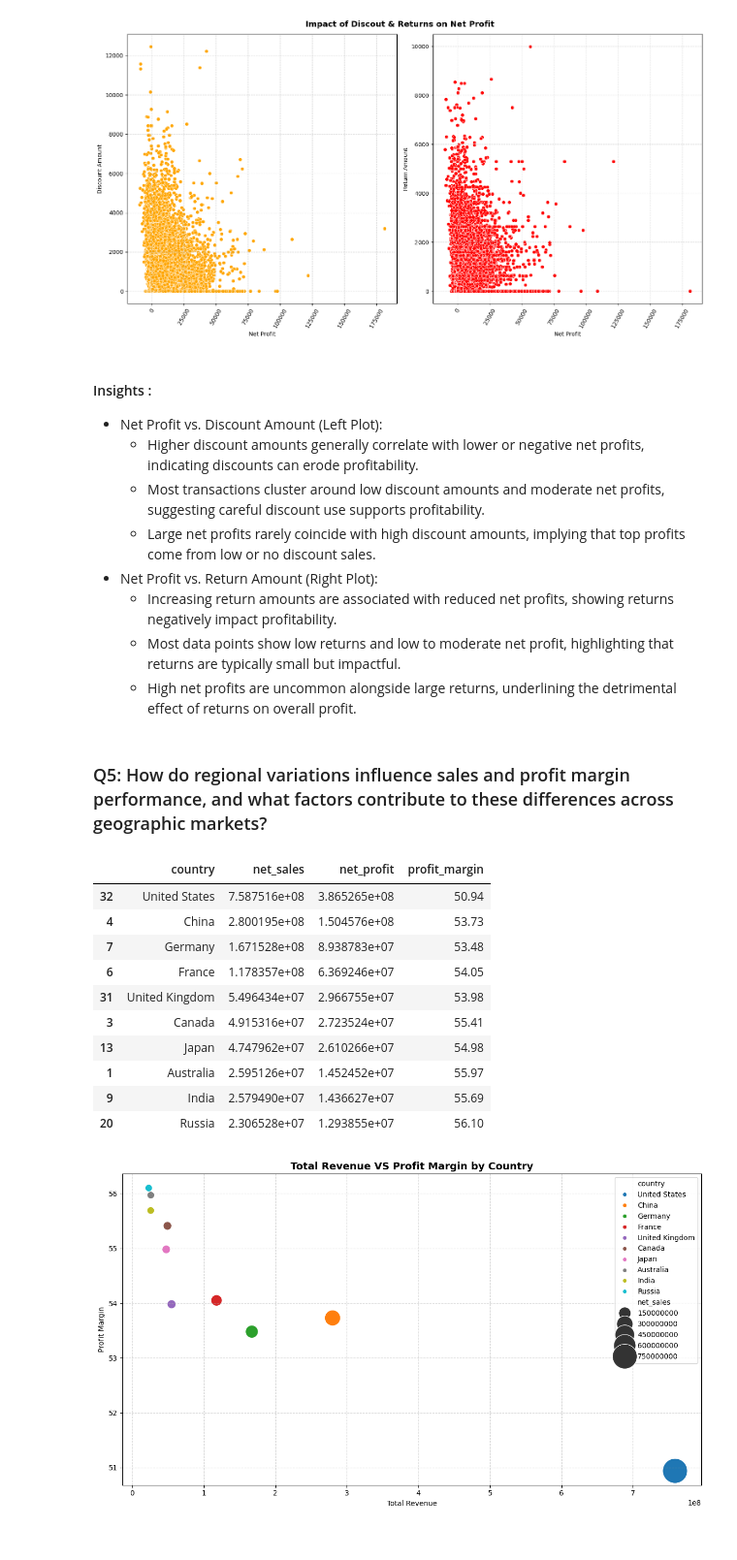
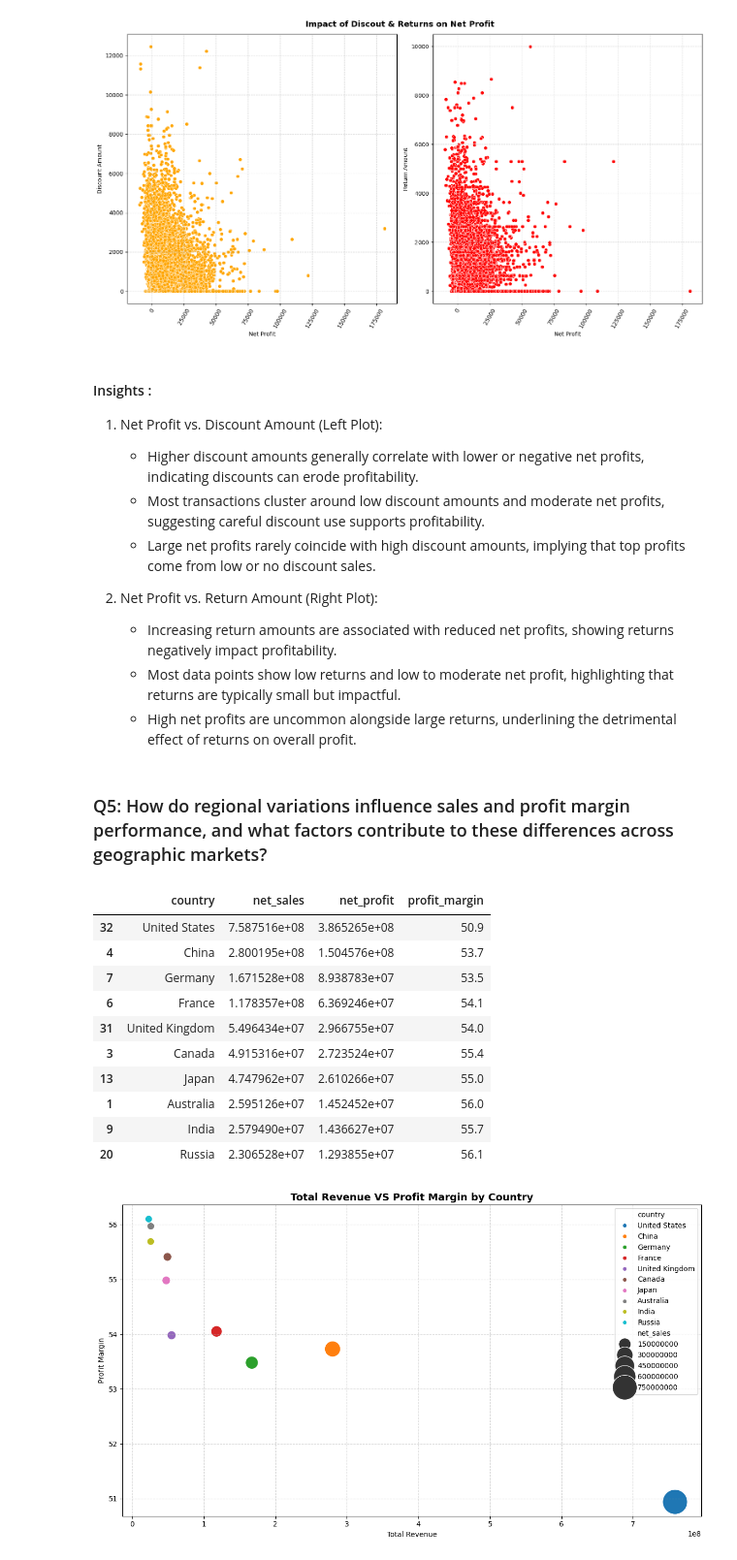
Before and after one commit to hemant4dsci/retail_e-commerce_sales_analytics, a Jupyter notebook: notebooks/02_exploratory_data_analysis.ipynb, the cells around one changed output. Shown at 97% size. Drawn from its saved outputs; the diff is of its cells as text; code cells hidden in the pictures.

```diff
--- a/notebooks/02_exploratory_data_analysis.ipynb
+++ b/notebooks/02_exploratory_data_analysis.ipynb
@@ -512,11 +525,13 @@ plt.show()
 [figure]
 # %% [markdown]
 #### Insights :
-+ Net Profit vs. Discount Amount (Left Plot):
+
+1. Net Profit vs. Discount Amount (Left Plot):
     - Higher discount amounts generally correlate with lower or negative net profits, indicating discounts can erode profitability.
     - Most transactions cluster around low discount amounts and moderate net profits, suggesting careful discount use supports profitability.
     - Large net profits rarely coincide with high discount amounts, implying that top profits come from low or no discount sales.
-+ Net Profit vs. Return Amount (Right Plot):
+
+2. Net Profit vs. Return Amount (Right Plot):
     - Increasing return amounts are associated with reduced net profits, showing returns negatively impact profitability.
     - Most data points show low returns and low to moderate net profit, highlighting that returns are typically small but impactful.
     - High net profits are uncommon alongside large returns, underlining the detrimental effect of returns on overall profit.
@@ -525,30 +540,30 @@ plt.show()
 # %%
 group_country = (
     df.groupby(by="country", as_index=False)
     .aggregate(
         net_sales=pd.NamedAgg(column="net_sales", aggfunc="sum"),
         net_profit=pd.NamedAgg(column="net_profit", aggfunc="sum"),
     )
     .sort_values(by="net_sales", ascending=False)
 ).head(10)
 
 group_country["profit_margin"] = (
     (group_country["net_profit"] / group_country["net_sales"]) * 100
-).round(2)
+).round(1)
 
 group_country
 # %% [output]
 |  | country | net_sales | net_profit | profit_margin |
-| 32 | United States | 7.587516e+08 | 3.865265e+08 | 50.94 |
-| 4 | China | 2.800195e+08 | 1.504576e+08 | 53.73 |
-| 7 | Germany | 1.671528e+08 | 8.938783e+07 | 53.48 |
-| 6 | France | 1.178357e+08 | 6.369246e+07 | 54.05 |
-| 31 | United Kingdom | 5.496434e+07 | 2.966755e+07 | 53.98 |
-| 3 | Canada | 4.915316e+07 | 2.723524e+07 | 55.41 |
-| 13 | Japan | 4.747962e+07 | 2.610266e+07 | 54.98 |
-| 1 | Australia | 2.595126e+07 | 1.452452e+07 | 55.97 |
-| 9 | India | 2.579490e+07 | 1.436627e+07 | 55.69 |
-| 20 | Russia | 2.306528e+07 | 1.293855e+07 | 56.10 |
+| 32 | United States | 7.587516e+08 | 3.865265e+08 | 50.9 |
+| 4 | China | 2.800195e+08 | 1.504576e+08 | 53.7 |
+| 7 | Germany | 1.671528e+08 | 8.938783e+07 | 53.5 |
+| 6 | France | 1.178357e+08 | 6.369246e+07 | 54.1 |
+| 31 | United Kingdom | 5.496434e+07 | 2.966755e+07 | 54.0 |
+| 3 | Canada | 4.915316e+07 | 2.723524e+07 | 55.4 |
+| 13 | Japan | 4.747962e+07 | 2.610266e+07 | 55.0 |
+| 1 | Australia | 2.595126e+07 | 1.452452e+07 | 56.0 |
+| 9 | India | 2.579490e+07 | 1.436627e+07 | 55.7 |
+| 20 | Russia | 2.306528e+07 | 1.293855e+07 | 56.1 |
 # %%
 # Top 10 Sales VS Profit Margin by Country
 
```
Also changed, not shown: parts of 31 cells of this notebook.
